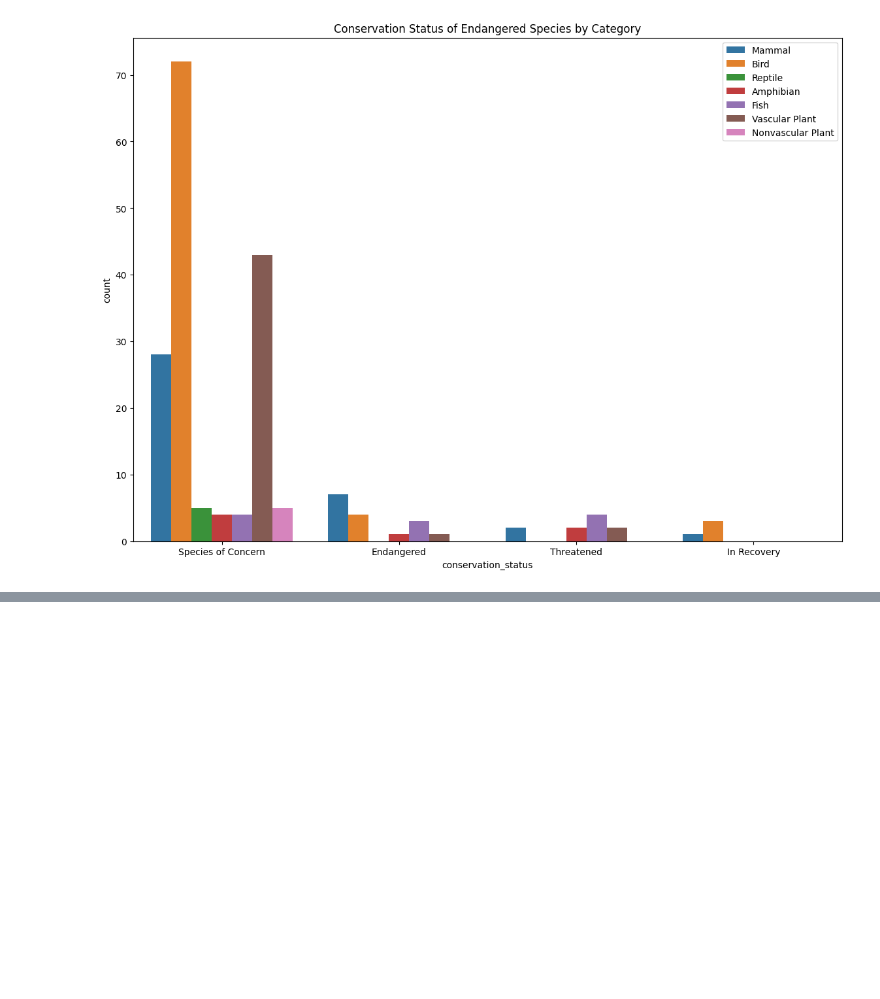
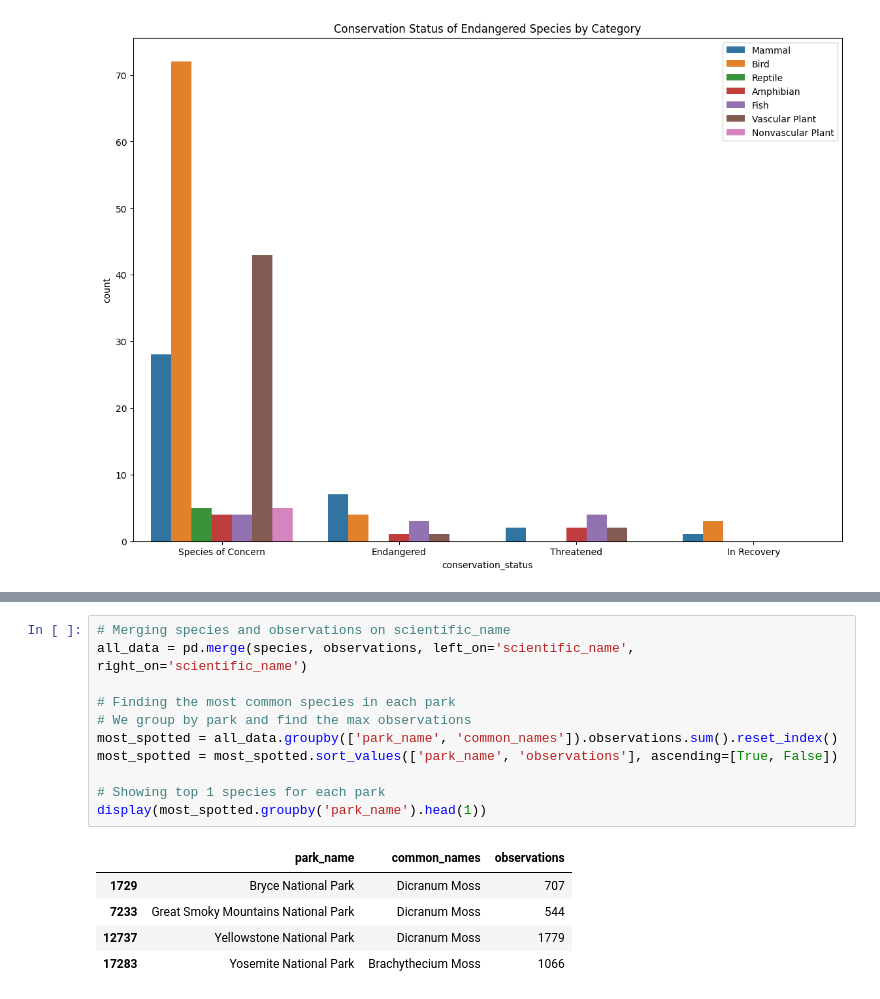
Before and after one commit to BorutaAx/Biodiversity-in-national-parks-Portfolio-Project, a Jupyter notebook: biodiversity.ipynb, the cells around one changed output, grey strips where cells are left out. Cells and saved outputs as stored; diff of their text form; blank space fills up the shorter version.

```diff
--- a/biodiversity.ipynb
+++ b/biodiversity.ipynb
@@ -66,0 +131,17 @@ plt.show()
+# %%
+# Merging species and observations on scientific_name
+all_data = pd.merge(species, observations, left_on='scientific_name', right_on='scientific_name')
+
+# Finding the most common species in each park
+# We group by park and find the max observations
+most_spotted = all_data.groupby(['park_name', 'common_names']).observations.sum().reset_index()
+most_spotted = most_spotted.sort_values(['park_name', 'observations'], ascending=[True, False])
+
+# Showing top 1 species for each park
+display(most_spotted.groupby('park_name').head(1))
+# %% [output]
+|  | park_name | common_names | observations |
+| 1729 | Bryce National Park | Dicranum Moss | 707 |
+| 7233 | Great Smoky Mountains National Park | Dicranum Moss | 544 |
+| 12737 | Yellowstone National Park | Dicranum Moss | 1779 |
+| 17283 | Yosemite National Park | Brachythecium Moss | 1066 |
```
Also changed, not shown: parts of 8 cells of this notebook.
